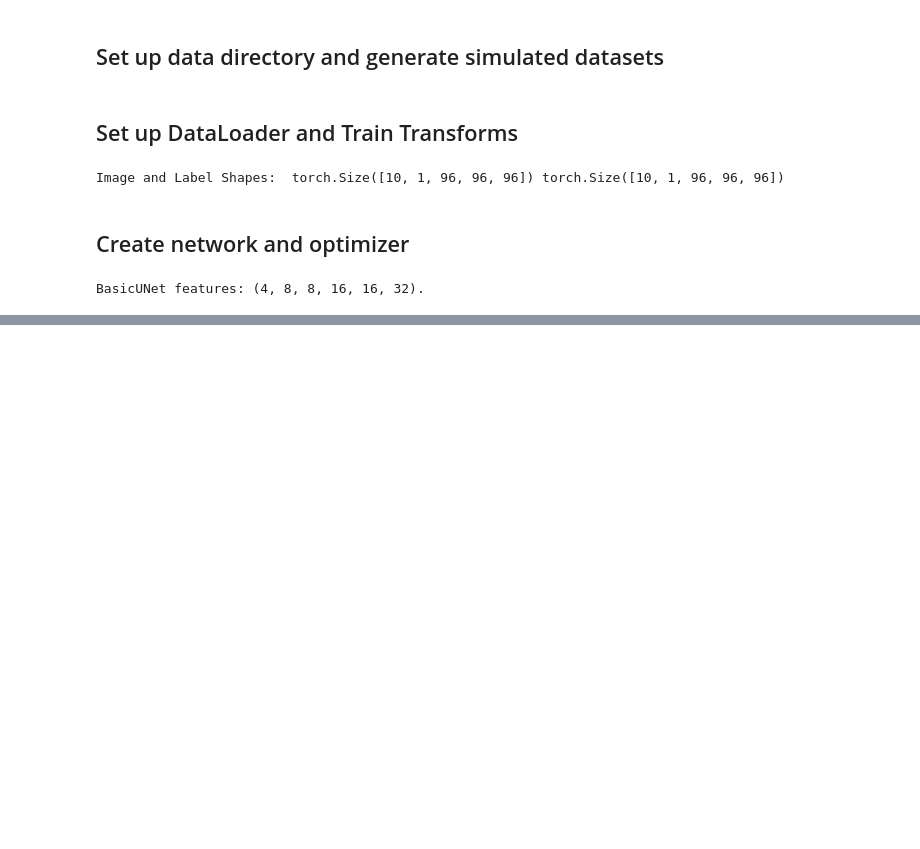
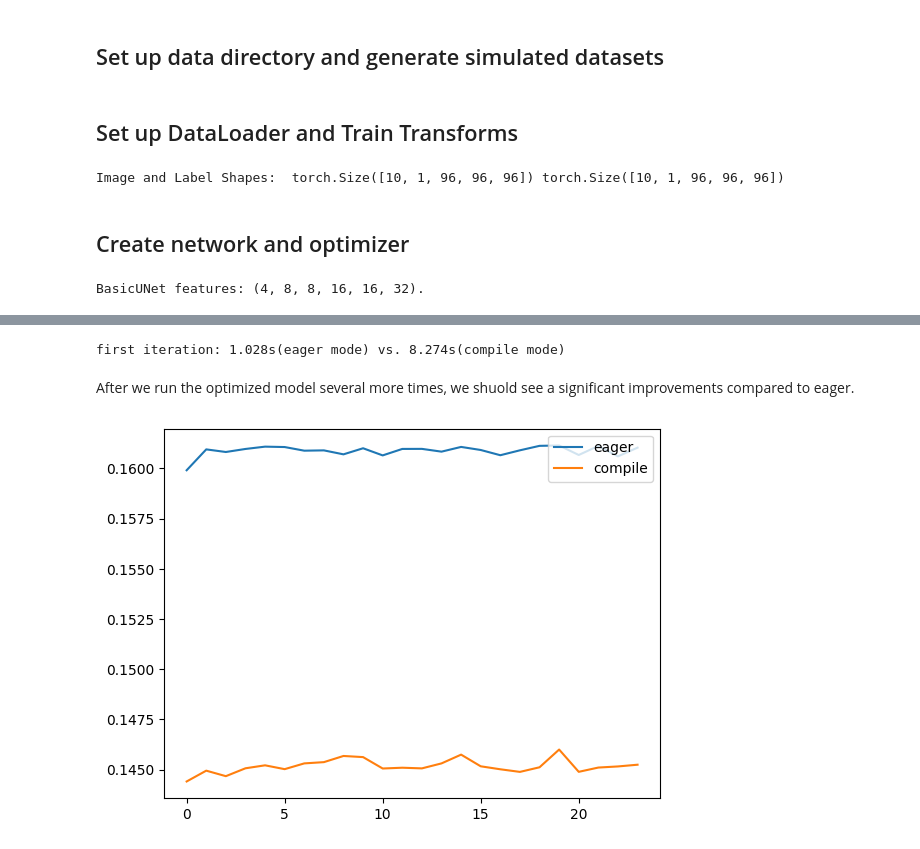
Before and after one commit to mingxin-zheng/tutorials, a Jupyter notebook: 3d_segmentation/torch/torch_compile.ipynb, the cells around one changed output, grey strips where cells are left out. Drawn from its saved outputs; the diff is of its cells as text; code cells hidden in the pictures; blank space fills up the shorter version.

```diff
--- a/3d_segmentation/torch/torch_compile.ipynb
+++ b/3d_segmentation/torch/torch_compile.ipynb
@@ -130,6 +132,6 @@ BasicUNet features: (4, 8, 8, 16, 16, 32).
 # %%
 model.train()
-num_epochs = 10
+num_epochs = 5
 # %%
 # start a typical PyTorch training
 epoch_loss_values = []
@@ -168,7 +167,7 @@ train_opt = torch.compile(train, mode="reduce-overhead")
 # %%
 # start a typical PyTorch training
 epoch_loss_values = []
-optimize_time = []
+compile_time = []
 for epoch in range(num_epochs):
     epoch_loss = 0
     step = 0
@@ -180,9 +179,9 @@ for epoch in range(num_epochs):
         optimizer.step()
         epoch_loss += loss.item()
         epoch_len = len(train_ds) // train_loader.batch_size
-        optimize_time.append(train_time)
+        compile_time.append(train_time)
     epoch_loss /= step
     epoch_loss_values.append(epoch_loss)
     print(f"epoch {epoch + 1}/{num_epochs} average loss: {epoch_loss:.4f}")
-print(f"median training time per iteration: {np.median(optimize_time):.4f} seconds")
+print(f"median training time per iteration after compilation: {np.median(compile_time):.4f} seconds")
 # %% [output]
@@ -216,0 +217,13 @@ median training time per iteration: 0.1443 seconds
+# %%
+print(f"first iteration: {eager_time[0]:.3f}s(eager mode) vs. {compile_time[0]:.3f}s(compile mode)")
+# %% [output]
+first iteration: 1.028s(eager mode) vs. 8.274s(compile mode)
+# %% [markdown]
+After we run the optimized model several more times, we shuold see a significant improvements compared to eager.
+# %%
+plt.plot(eager_time[1:], label=f"eager")
+plt.plot(compile_time[1:], label="compile")
+plt.legend(loc="upper right")
+plt.show()
+# %% [output]
+[figure, added]
```
Also changed, not shown: parts of 7 cells of this notebook.
